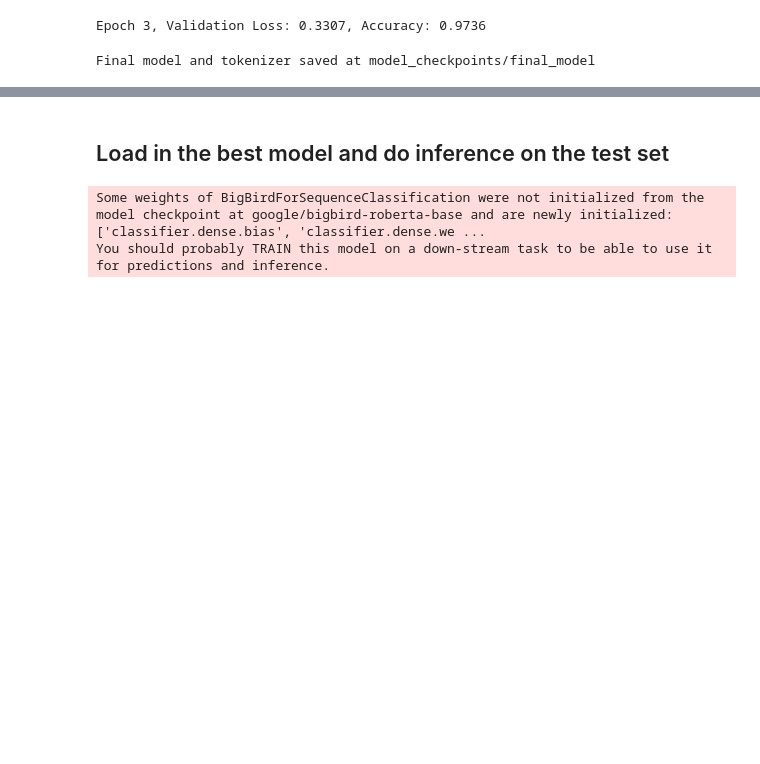
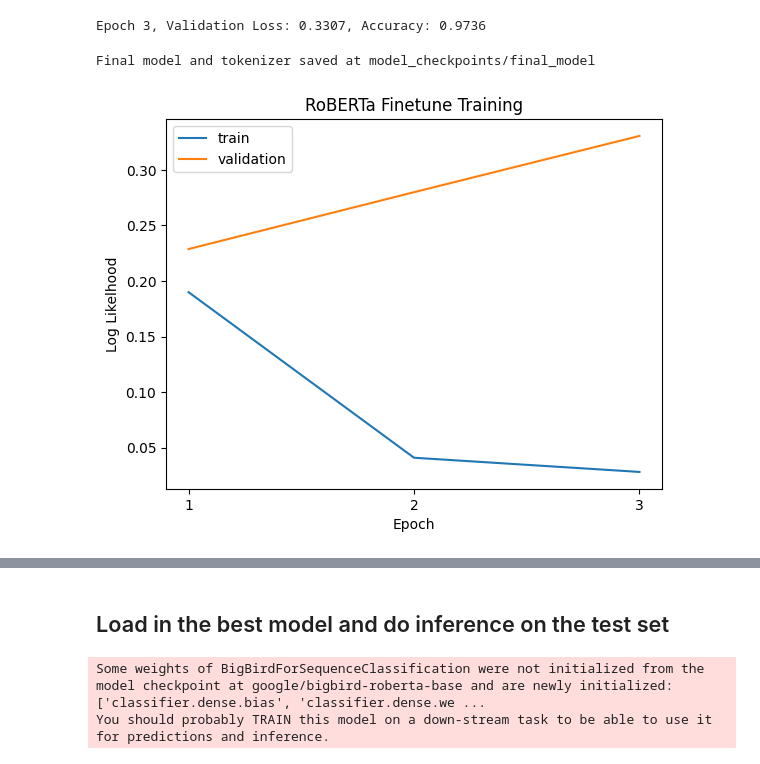
Before and after one commit to jgwaugh/ai-text-detection, a Jupyter notebook: genai_text_prediction.ipynb, the cells around one changed output, grey strips where cells are left out. Saved outputs shown, nothing was run; the diff lists cells and outputs as text; code cells hidden in the pictures; blank space fills up the shorter version.

```diff
--- a/genai_text_prediction.ipynb
+++ b/genai_text_prediction.ipynb
@@ -1039,3 +1056,20 @@ train_df = pd.DataFrame({
 
 
 train_df.to_csv('train_losses.csv',index=False)
+# %%
+train_df = pd.read_csv('train_losses.csv')
+# %%
+f = plt.figure()
+
+epochs = list(range(1, len(train_df) + 1))
+plt.plot(epochs, train_df.train_losses, label='train')
+plt.plot(epochs, train_df.val_losses, label='validation')
+plt.xticks(ticks=epochs)
+plt.xlabel('Epoch')
+plt.ylabel('Log Likelhood')
+plt.legend()
+plt.title('RoBERTa Finetune Training')
+plt.show()
+f.savefig(image_directory.joinpath('model_training.png'), bbox_inches='tight')
+# %% [output]
+[figure, added]
```
Also changed, not shown: parts of 24 cells of this notebook.
